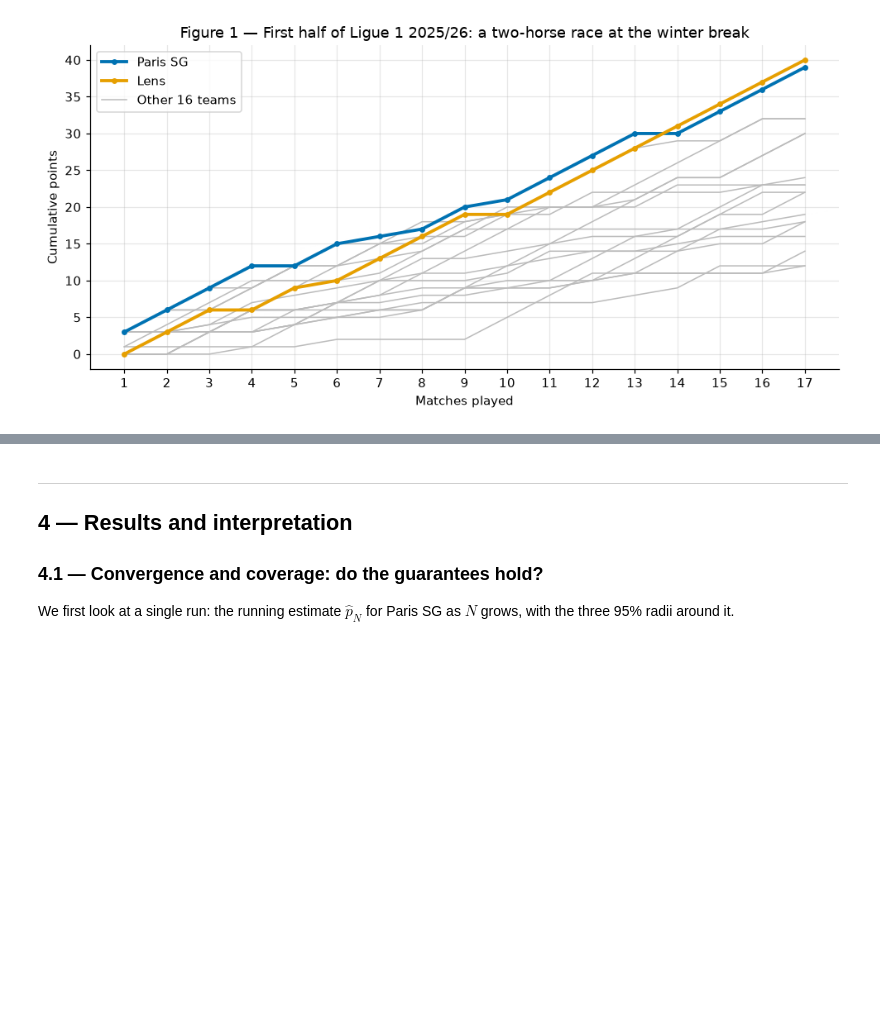
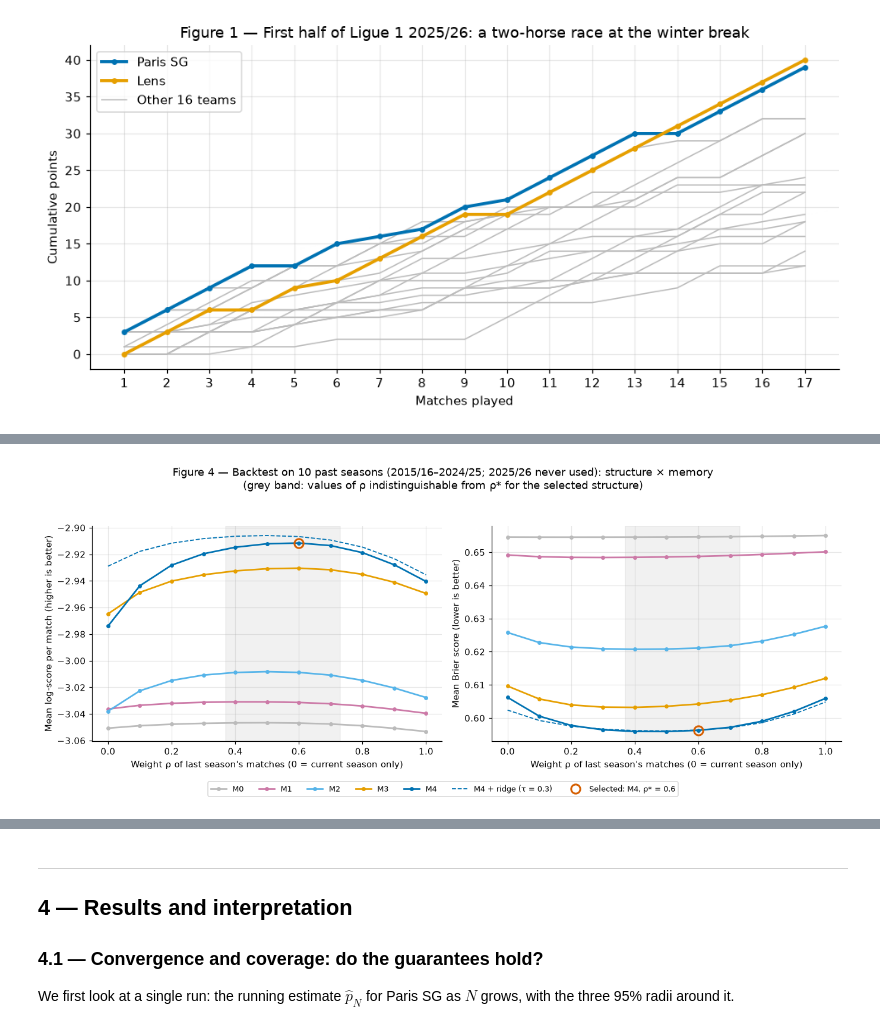
Before and after one commit to aarensberg/monte-carlo, a Jupyter notebook: main.ipynb, the cells around one changed output, grey strips where cells are left out. Cells and saved outputs as stored; diff of their text form; code cells hidden in the pictures; blank space fills up the shorter version.

```diff
--- a/main.ipynb
+++ b/main.ipynb
@@ -709,0 +769,21 @@ display(crn)
+# %%
+fig, axes = plt.subplots(1, 2, figsize=(12.5, 4.6))
+struct_col = {"M0": COL["other"], "M1": COL["cheb"], "M2": COL["clt"], "M3": COL["lens"], "M4": COL["psg"]}
+for ax, score, label in ((axes[0], ls_bt, "Mean log-score per match (higher is better)"),
+                         (axes[1], brier_bt, "Mean Brier score (lower is better)")):
+    for s in STRUCTURES:
+        ax.plot(RHOS, [score[(s, r, None)].mean() for r in RHOS], color=struct_col[s], marker="o", ms=3.5, lw=1.8, label=s)
+    ax.plot(RHOS, [score[("M4", r, TAU_H)].mean() for r in RHOS], color=COL["psg"], ls="--", lw=1.2,
+            label=f"M4 + ridge (τ = {TAU_H})")
+    ax.plot(RHO_STAR, score[BEST].mean(), "o", color=COL["hoeff"], ms=10, mfc="none", mew=2,
+            label=f"Selected: {STRUCTURE}, ρ* = {RHO_STAR}")
+    ax.axvspan(PLATEAU.min() - 0.03, PLATEAU.max() + 0.03, color=COL["other"], alpha=0.2)
+    ax.set(xlabel="Weight ρ of last season's matches (0 = current season only)", ylabel=label)
+handles, labels_ = axes[0].get_legend_handles_labels()
+fig.legend(handles, labels_, loc="lower center", ncol=7, fontsize=8.5, bbox_to_anchor=(0.5, -0.07))
+fig.suptitle("Figure 4 — Backtest on 10 past seasons (2015/16–2024/25; 2025/26 never used): "
+             "structure × memory\n(grey band: values of ρ indistinguishable from ρ* for the selected structure)", y=1.04)
+plt.tight_layout()
+plt.show()
+# %% [output]
+[figure, added]
```
Also changed, not shown: parts of 117 cells of this notebook.
